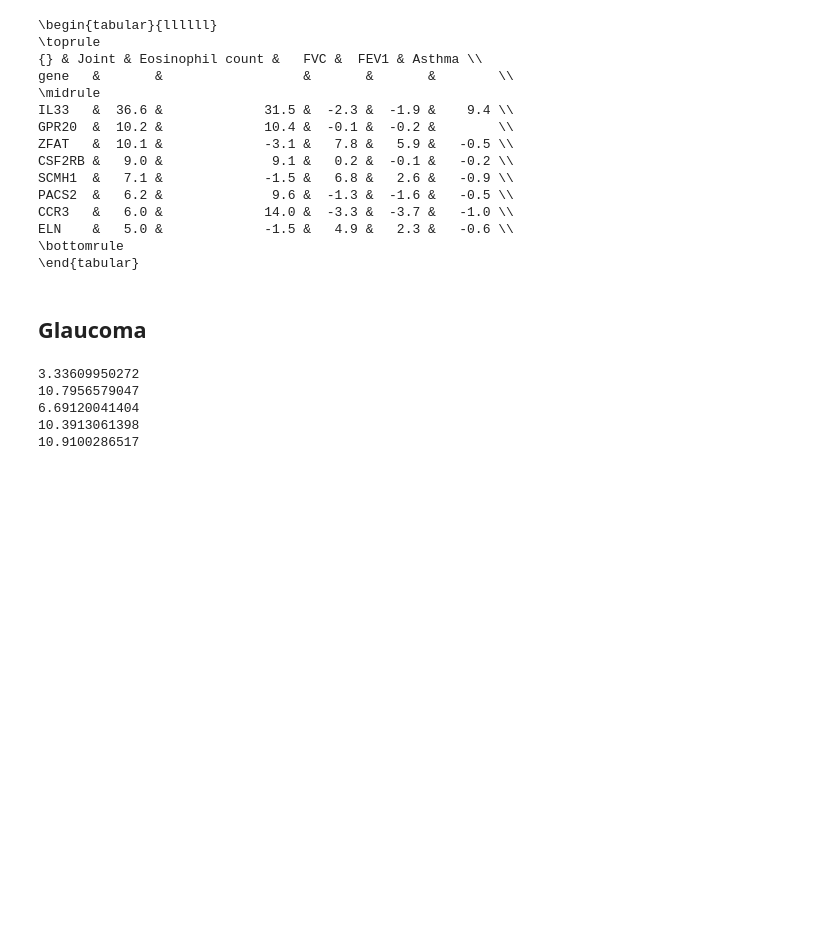
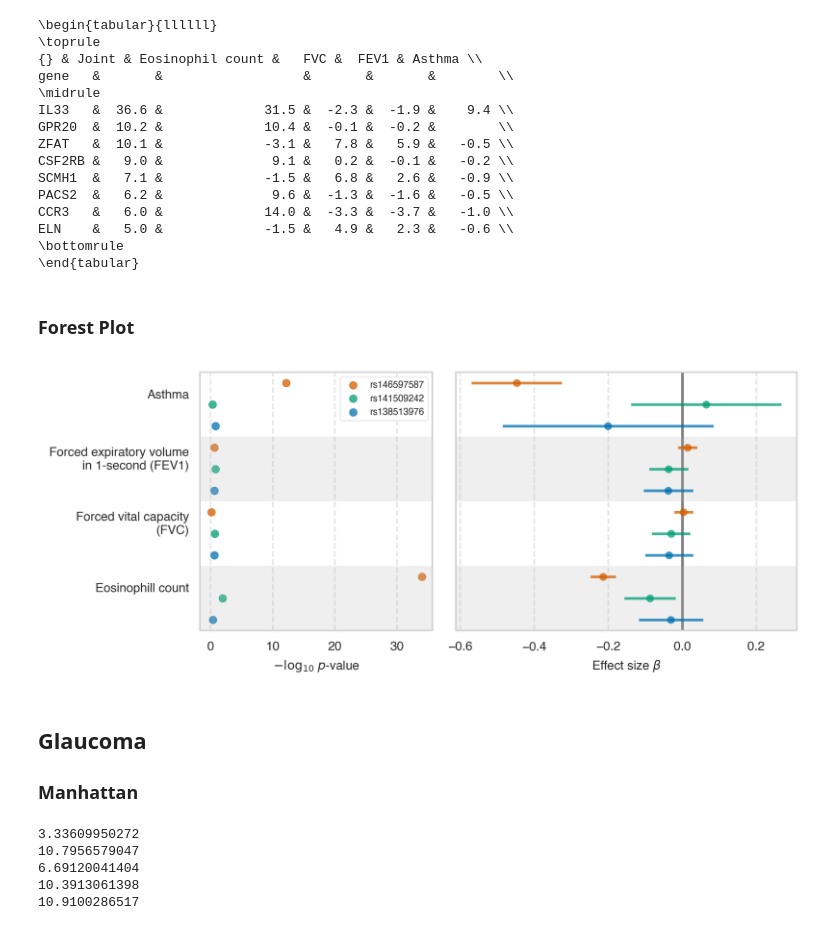
Before and after one commit to rivas-lab/mrp, a Jupyter notebook: figures/Manhattan Plots.ipynb, the cells around one changed output. Drawn from its saved outputs; the diff is of its cells as text; code cells hidden in the pictures; blank space fills up the shorter version.

Commit message:
Added forest plots

```diff
--- a/figures/Manhattan Plots.ipynb
+++ b/figures/Manhattan Plots.ipynb
@@ -20,6 +26,19 @@ from IPython.display import display, HTML
 # %%
 phenos = pd.read_table('../../h2-estimation/data/traits.tsv', index_col=0)
 phenos = phenos[phenos.phenotype.isnull() == False]
+# %%
+fn = ('/oak/stanford/groups/mrivas/public_data/gencode.v19_20170526/parsing/'
+      'gencode.v19.annotation.table.tsv')
+gene_info = pd.read_table(fn, index_col=0)
+gene_info.index = [x.split('.')[0] for x in gene_info.index]
+
+fn = '/oak/stanford/groups/mrivas/private_data/ukbb/gwas_results/hybrid.tsv'
+hybrid = pd.read_table(fn)
+fn = ('/oak/stanford/groups/mrivas/private_data/ukbb/variant_filtering/'
+      'variant_filter_table_no_consequence.tsv.gz')
+varinfo = pd.read_table(fn)
+varinfo_f = varinfo[(varinfo['Consequence'] == 'missense_variant') |
+                    (varinfo.LoF.isnull() == False)]
 # %% [markdown]
 ## Functions
 # %%
@@ -367,8 +510,34 @@ CCR3   &   6.0 &             14.0 &  -3.3 &  -3.7 &   -1.0 \\
 ELN    &   5.0 &             -1.5 &   4.9 &   2.3 &   -0.6 \\
 \bottomrule
 \end{tabular}
+# %% [markdown]
+### Forest Plot
+# %%
+ps = ['INI30150', 'INI3062', 'INI3063', 'HC382']
+gwas_res = {}
+for p in ps:
+    gwas_res[p] = make_stan_input_files.get_results(p)
+    gwas_res[p] = gwas_res[p].loc[varinfo['ID']]
+    gwas_res[p]['beta_upper'] = gwas_res[p]['BETA'] + 1.96 * gwas_res[p]['SE']
+    gwas_res[p]['beta_lower'] = gwas_res[p]['BETA'] - 1.96 * gwas_res[p]['SE']
+gwas_res = pd.Panel(gwas_res)
+
+il33 = gene_info[gene_info.gene_name == 'IL33'].index[0]
+variants = list(varinfo_f.loc[(varinfo_f.Gene == il33) &
+                              (varinfo_f['maf'] > 0.0005) &
+                              (varinfo_f['maf'] < 0.01) &
+                              (varinfo_f['all_filters'] == 0),
+                              'ID'])
+gwas_res.loc[:, variants, 'BETA']
+
+forest_plot(ps, variants)
+plt.savefig('asthma_forest.pdf')
+# %% [output]
+[figure, added]
 # %% [markdown]
 ## Glaucoma
+
+### Manhattan
 # %%
 annotations = dict()
 
```
Also changed, not shown: parts of 5 cells of this notebook, 3 other files.
